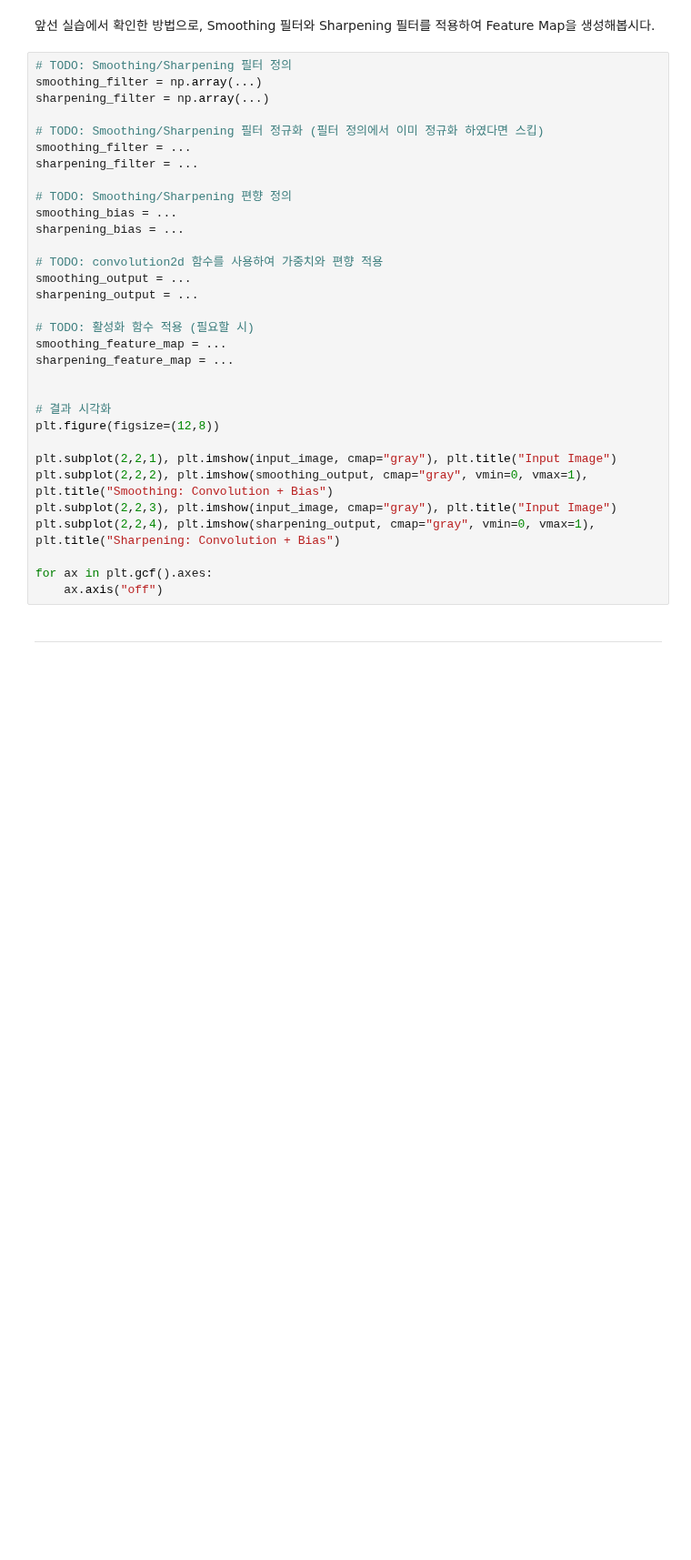
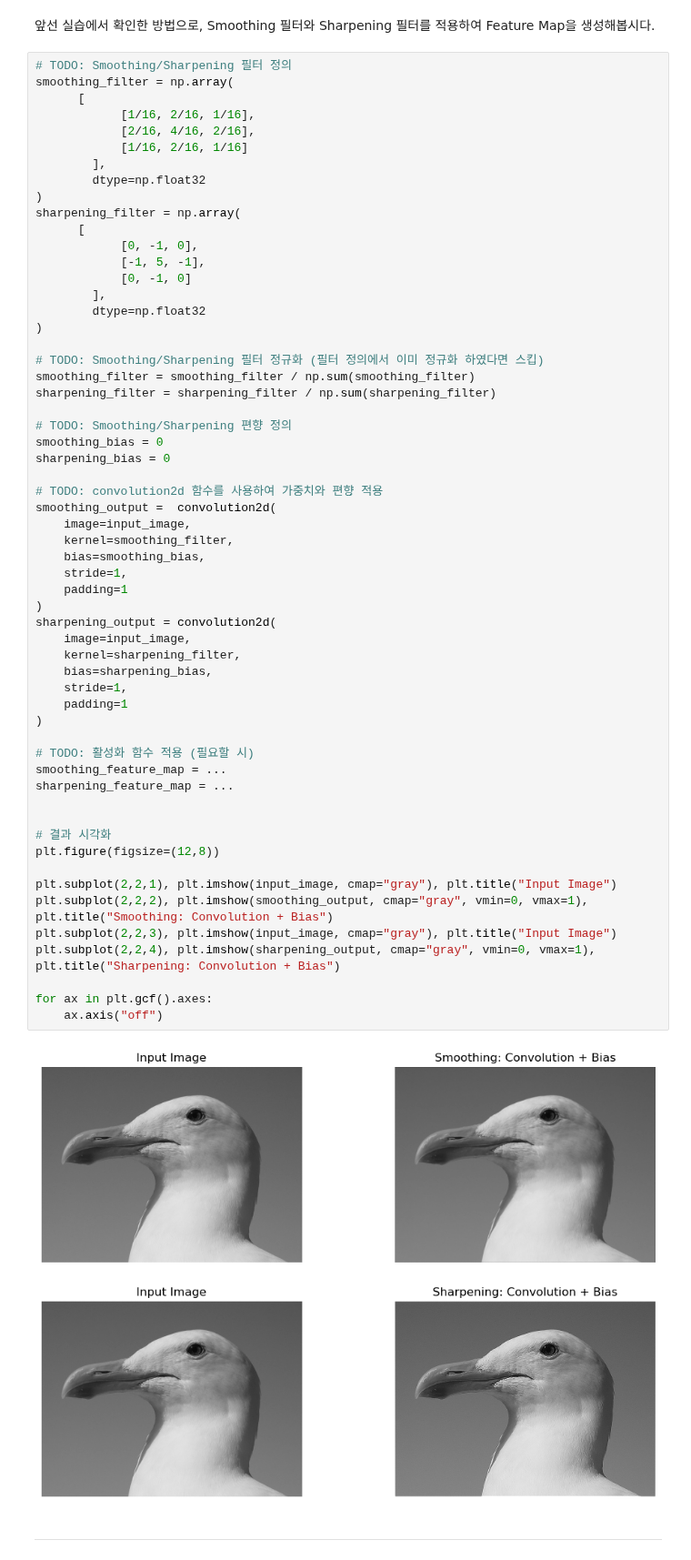
Before and after one commit to a4527/Vision-LLM-202035324, a Jupyter notebook: 03_DL-and-GPU.ipynb, the cells around one changed output. Shown at 91% size. Drawn from its saved outputs; the diff is of its cells as text; blank space fills up the shorter version.

```diff
--- a/03_DL-and-GPU.ipynb
+++ b/03_DL-and-GPU.ipynb
@@ -1010,36 +1220,64 @@ for ax in plt.gcf().axes:
 앞선 실습에서 확인한 방법으로, Smoothing 필터와 Sharpening 필터를 적용하여 Feature Map을 생성해봅시다.
 # %%
 # TODO: Smoothing/Sharpening 필터 정의
-smoothing_filter = np.array(...)
-sharpening_filter = np.array(...)
+smoothing_filter = np.array(
+      [
+            [1/16, 2/16, 1/16],
+            [2/16, 4/16, 2/16],
+            [1/16, 2/16, 1/16]
+        ],
+        dtype=np.float32
+)
+sharpening_filter = np.array(
+      [
+            [0, -1, 0],
+            [-1, 5, -1],
+            [0, -1, 0]
+        ],
+        dtype=np.float32
+)
 
 # TODO: Smoothing/Sharpening 필터 정규화 (필터 정의에서 이미 정규화 하였다면 스킵)
-smoothing_filter = ...
-sharpening_filter = ...
+smoothing_filter = smoothing_filter / np.sum(smoothing_filter)
+sharpening_filter = sharpening_filter / np.sum(sharpening_filter)
 
 # TODO: Smoothing/Sharpening 편향 정의
-smoothing_bias = ...
-sharpening_bias = ...
+smoothing_bias = 0
+sharpening_bias = 0
 
 # TODO: convolution2d 함수를 사용하여 가중치와 편향 적용
-smoothing_output = ...
-sharpening_output = ...
+smoothing_output =  convolution2d(
+    image=input_image,
+    kernel=smoothing_filter,
+    bias=smoothing_bias,
+    stride=1,
+    padding=1
+)
+sharpening_output = convolution2d(
+    image=input_image,
+    kernel=sharpening_filter,
+    bias=sharpening_bias,
+    stride=1,
+    padding=1
+)
 
 # TODO: 활성화 함수 적용 (필요할 시)
 smoothing_feature_map = ...
 sharpening_feature_map = ...
 
 
 # 결과 시각화
 plt.figure(figsize=(12,8))
 
 plt.subplot(2,2,1), plt.imshow(input_image, cmap="gray"), plt.title("Input Image")
 plt.subplot(2,2,2), plt.imshow(smoothing_output, cmap="gray", vmin=0, vmax=1), plt.title("Smoothing: Convolution + Bias")
 plt.subplot(2,2,3), plt.imshow(input_image, cmap="gray"), plt.title("Input Image")
 plt.subplot(2,2,4), plt.imshow(sharpening_output, cmap="gray", vmin=0, vmax=1), plt.title("Sharpening: Convolution + Bias")
 
 for ax in plt.gcf().axes:
     ax.axis("off")
+# %% [output]
+[figure, added]
 # %% [markdown]
 ---
 # %% [markdown]
```
Also changed, not shown: parts of 66 cells of this notebook, 9 other files.
